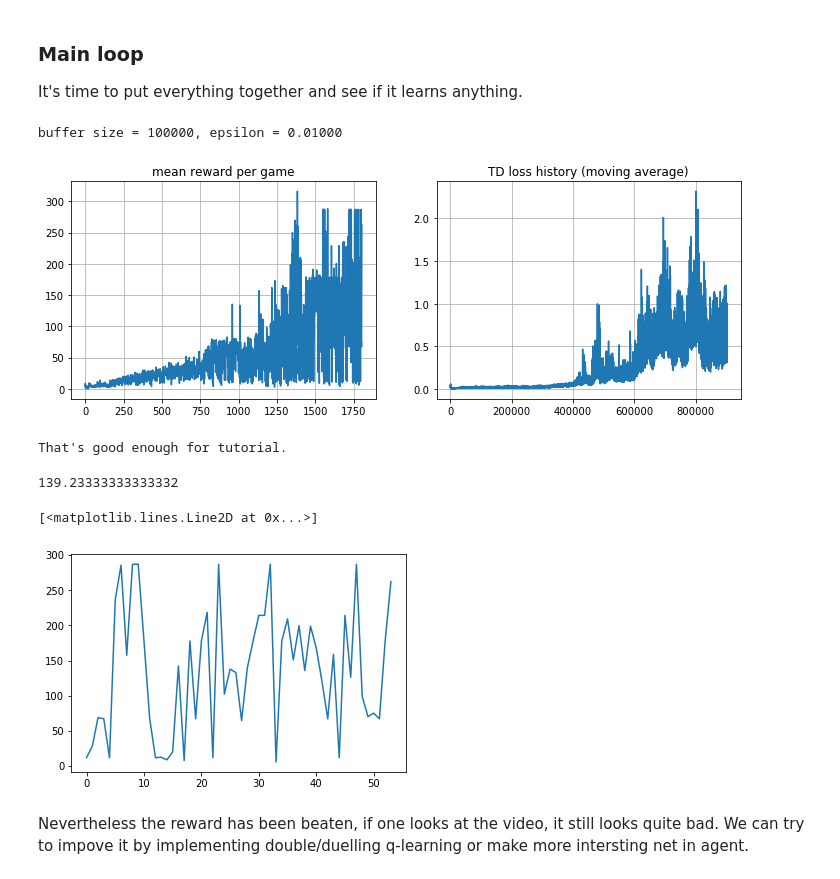
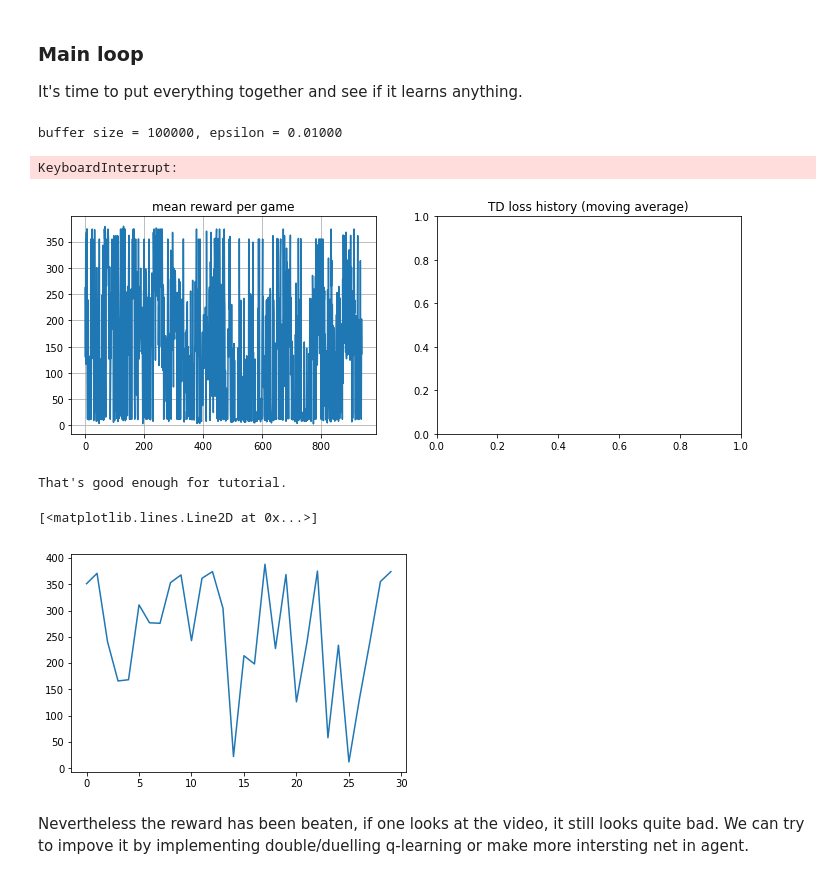
Before and after one commit to shir994/Practical_RL, a Jupyter notebook: week4_approx_rl/homework_pytorch.ipynb, the cells around one changed output. Drawn from its saved outputs; the diff is of its cells as text; code cells hidden in the pictures.

```diff
--- a/week4_approx_rl/homework_pytorch.ipynb
+++ b/week4_approx_rl/homework_pytorch.ipynb
@@ -434,18 +434,18 @@ from pandas import ewma
 mean_rw_history = []
 td_loss_history = []
 # %%
-agent = DQNAgent(state_dim, n_actions, epsilon=0.5)
+#agent = DQNAgent(state_dim, n_actions, epsilon=0.5)
 # %%
 exp_replay = ReplayBuffer(10**5)
 play_and_record(agent, env, exp_replay, n_steps=10000);
 # %%
-opt = torch.optim.Adam(agent.parameters(), lr=1e-4)
+opt = torch.optim.Adam(agent.parameters(), lr=1e-4 / 2)
 #opt = torch.optim.SGD(agent.parameters(), lr=1e-2)
 batch_size = 52
 # %%
 10**5 * 6
 # %%
-for i in trange(2000):
+for i in trange(10**5 * 6):
 
     # play
     play_and_record(agent, env, exp_replay, 10)
@@ -464,34 +464,35 @@ for i in trange(2000):
     td_loss_history.append(loss.data.cpu().numpy()[0])
 
     # adjust agent parameters
     if i % 500 == 0:
         agent.train = False
         agent.epsilon = max(agent.epsilon * 0.99, 0.01)
         mean_rw_history.append(evaluate(make_env(), agent, n_games=3))
         agent.train = True
 
         #Load agent weights into target_network
         target_network.load_state_dict(agent.state_dict())
 
 
     if i % 100 == 0:
         clear_output(True)
         print("buffer size = %i, epsilon = %.5f" % (len(exp_replay), agent.epsilon))
         plt.figure(figsize=[12, 4])
         plt.subplot(1,2,1)
         plt.title("mean reward per game")
         plt.plot(mean_rw_history)
         plt.grid()
 
         assert not np.isnan(td_loss_history[-1])
         plt.subplot(1,2,2)
         plt.title("TD loss history (moving average)")
         plt.plot(pd.ewma(np.array(td_loss_history), span=100, min_periods=100))
         plt.grid()
         plt.show()
 # %% [output]
 buffer size = 100000, epsilon = 0.01000
+KeyboardInterrupt:
-[figure, old version]
+[figure, new version]
 # %%
 assert np.mean(mean_rw_history[-10:]) > 10.
 print("That's good enough for tutorial.")
@@ -499,5 +500,3 @@ print("That's good enough for tutorial.")
 That's good enough for tutorial.
 # %%
 np.mean(mean_rw_history[-10:])
-# %% [output]
-139.23333333333332
@@ -504,7 +505,7 @@ np.mean(mean_rw_history[-10:])
 # %%
-plt.plot(mean_rw_history[1750:])
+plt.plot(mean_rw_history[-30:])
 # %% [output]
 [<matplotlib.lines.Line2D at 0x...>]
-[figure, old version]
+[figure, new version]
 # %% [markdown]
 Nevertheless the reward has been beaten, if one looks at the video, it still looks quite bad. We can try to impove it by implementing double/duelling q-learning or make more intersting net in agent.
```
Also changed, not shown: parts of 4 cells of this notebook, 1 other file.
